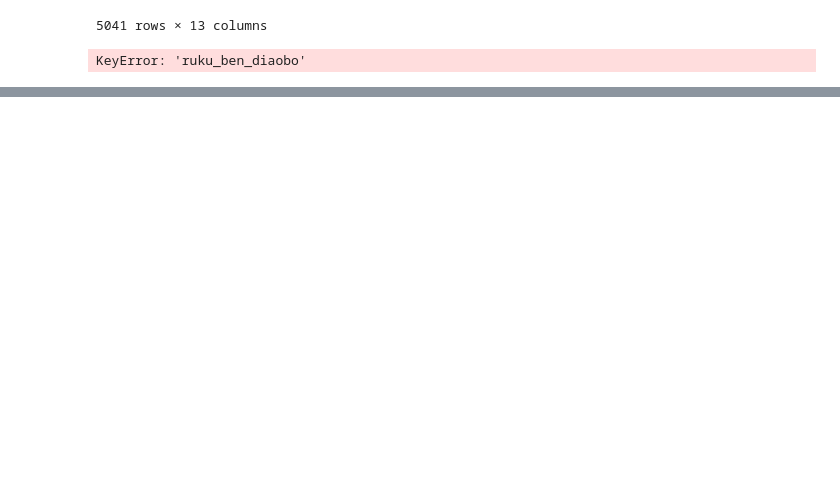
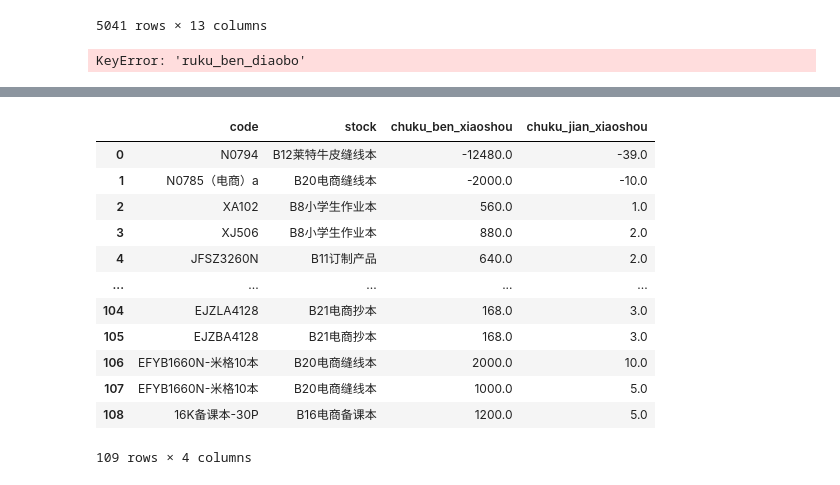
Before and after one commit to reddatetea/fisha, a Jupyter notebook: TcloudCanchengpinPancunbiao04.ipynb, the cells around one changed output, grey strips where cells are left out. Saved outputs shown, nothing was run; the diff lists cells and outputs as text; code cells hidden in the pictures; blank space fills up the shorter version.

```diff
--- a/TcloudCanchengpinPancunbiao04.ipynb
+++ b/TcloudCanchengpinPancunbiao04.ipynb
@@ -1275,0 +1369,49 @@ KeyError: 'ruku_ben_diaobo'
+# %%
+def xiaoshoumingxiChuli(fname, store_num):
+    df = pd.read_excel(fname_xiaoshou, skiprows=6)
+    store_num = '001库'
+    df = df.iloc[:, 1:]
+    # df
+    if store_num == '001库':
+        df.loc[df['仓库编码'] == '002']
+    elif store_num == '002电商库':
+        df = df.loc[df['仓库编码'] == '002']
+    else:
+        df = df.loc[(df['仓库编码'] == '001') | (df['仓库编码'] == '002')]
+
+    for label, ser in df.items():
+        for num0, x in enumerate(ser):
+            if isinstance(x, str):
+                if '合计' in x:
+                    index = num0
+                    # print(index)
+                    break
+    df = df.iloc[:index]
+    df = df.dropna(how='all', axis=1)
+    df = df[['存货编码','规格型号','数量','数量2']]
+    df.columns = ['code','stock','chuku_ben_xiaoshou','chuku_jian_xiaoshou']
+    return df
+
+xiaoshoumingxi_files = [i for i in dir_list if
+                            ('销售出库单明细表' in i) and (os.path.splitext(i)[-1].lower() == '.xlsx') and (
+                                        i.startswith('~$') != True)]
+
+
+fname_xiaoshou =  xiaoshoumingxi_files[0]
+df_xiaoshou = xiaoshoumingxiChuli(os.path.join(dir_tiaozheng,fname_xiaoshou),'001库')
+# %%
+df_xiaoshou
+# %% [output]
+|  | code | stock | chuku_ben_xiaoshou | chuku_jian_xiaoshou |
+| 0 | N0794 | B12莱特牛皮缝线本 | -12480.0 | -39.0 |
+| 1 | N0785（电商）a | B20电商缝线本 | -2000.0 | -10.0 |
+| 2 | XA102 | B8小学生作业本 | 560.0 | 1.0 |
+| 3 | XJ506 | B8小学生作业本 | 880.0 | 2.0 |
+| 4 | JFSZ3260N | B11订制产品 | 640.0 | 2.0 |
+| ... | ... | ... | ... | ... |
+| 104 | EJZLA4128 | B21电商抄本 | 168.0 | 3.0 |
+| 105 | EJZBA4128 | B21电商抄本 | 168.0 | 3.0 |
+| 106 | EFYB1660N-米格10本 | B20电商缝线本 | 2000.0 | 10.0 |
+| 107 | EFYB1660N-米格10本 | B20电商缝线本 | 1000.0 | 5.0 |
+| 108 | 16K备课本-30P | B16电商备课本 | 1200.0 | 5.0 |
+109 rows × 4 columns
```
Also changed, not shown: parts of 11 cells of this notebook, 5 other files.
